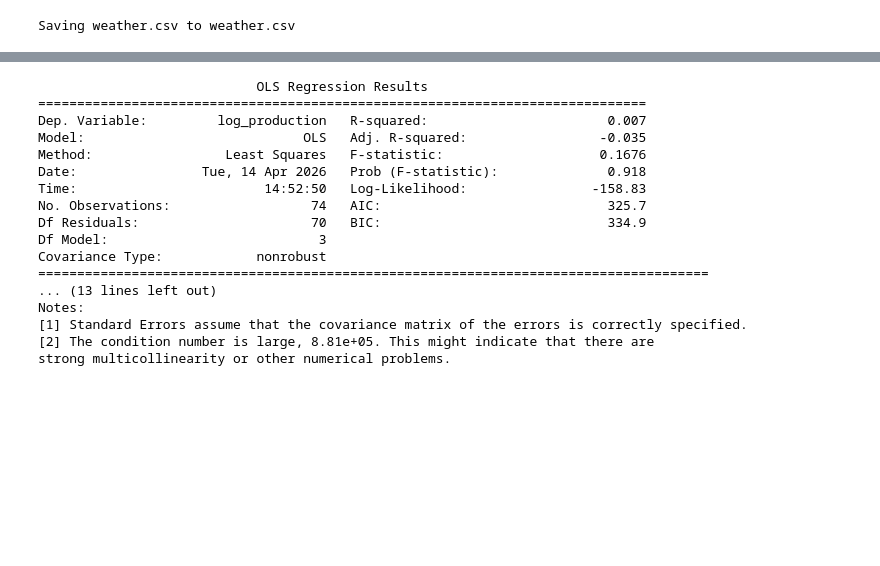
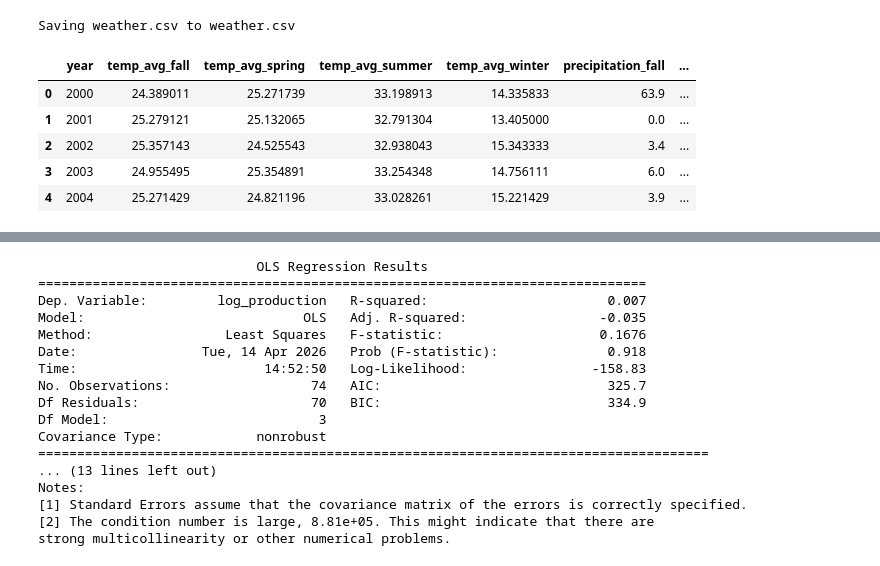
Before and after one commit to cankurt-netizen/DSA210-PROJECT, a Jupyter notebook: H2.ipynb, the cells around one changed output, grey strips where cells are left out. Cells and saved outputs as stored; diff of their text form; code cells hidden in the pictures; blank space fills up the shorter version.

```diff
--- a/H2.ipynb
+++ b/H2.ipynb
@@ -39,33 +39,41 @@ def get_season(month):
         return "fall"
     elif month in [12, 1, 2]:
         return "winter"
     elif month in [3, 4, 5]:
         return "spring"
     else:
         return "summer"
 
 df_weather["season"] = df_weather["month"].apply(get_season)
 
 df_weather["season_year"] = df_weather.apply(
     lambda row: row["year"] + 1 if row["month"] == 12 else row["year"],
     axis=1
 )
 
 df_weather["temp_avg"] = (
     df_weather["temp_max"] + df_weather["temp_min"]
 ) / 2
 
 df_seasonal = df_weather.groupby(["season_year", "season"]).agg({
     "temp_avg": "mean",
     "precipitation": "sum"
 }).reset_index()
 
 df_seasonal.rename(columns={"season_year": "year"}, inplace=True)
 
 df_weather_final = df_seasonal.pivot(index="year", columns="season")
 
 df_weather_final.columns = ["_".join(col) for col in df_weather_final.columns]
 df_weather_final = df_weather_final.reset_index()
+df_weather_final.head()
+# %% [output]
+|  | year | temp_avg_fall | temp_avg_spring | temp_avg_summer | temp_avg_winter | precipitation_fall | ... |
+| 0 | 2000 | 24.389011 | 25.271739 | 33.198913 | 14.335833 | 63.9 | ... |
+| 1 | 2001 | 25.279121 | 25.132065 | 32.791304 | 13.405000 | 0.0 | ... |
+| 2 | 2002 | 25.357143 | 24.525543 | 32.938043 | 15.343333 | 3.4 | ... |
+| 3 | 2003 | 24.955495 | 25.354891 | 33.254348 | 14.756111 | 6.0 | ... |
+| 4 | 2004 | 25.271429 | 24.821196 | 33.028261 | 15.221429 | 3.9 | ... |
 # %%
 df_final = pd.merge(df_prod, df_weather_final, on="year")
 df_final.columns
```
Also changed, not shown: parts of 1 cell of this notebook.
